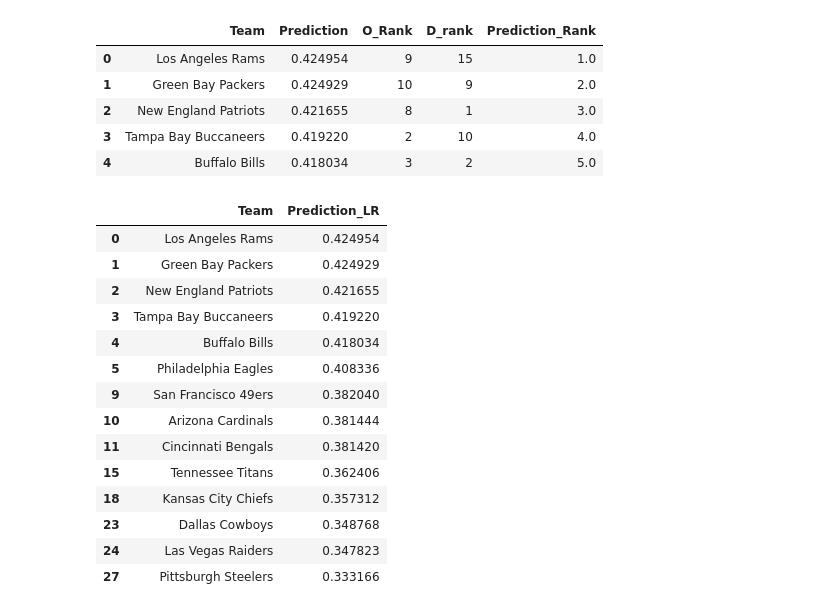
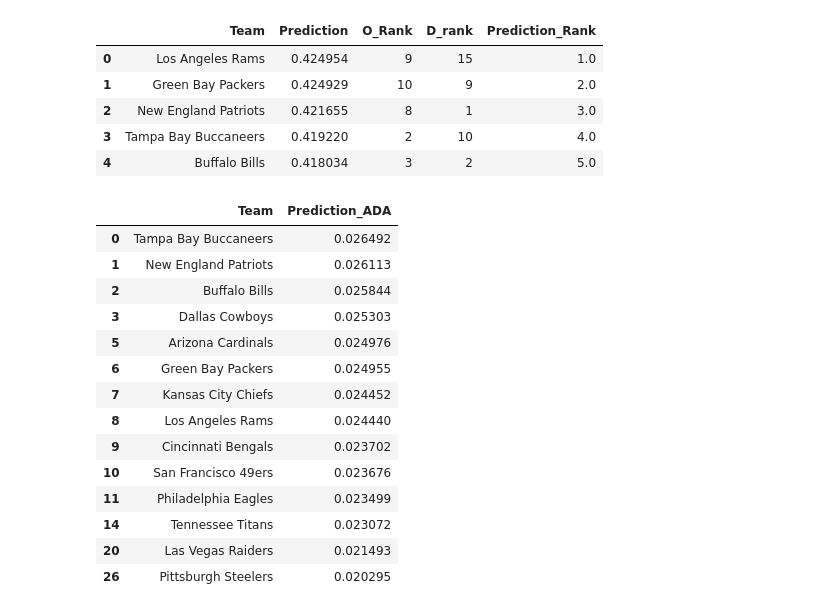
Before and after one commit to stefimaz/Praedico, a Jupyter notebook: Teamcsv.ipynb, the cells around one changed output. Saved outputs shown, nothing was run; the diff lists cells and outputs as text; code cells hidden in the pictures.

Commit message:
updated team csv

```diff
--- a/Teamcsv.ipynb
+++ b/Teamcsv.ipynb
@@ -208,23 +208,23 @@ LR_prediction = LR_prediction.drop([7,8,12,13,14,16,17,19,20,21,22,25,26,28,29,3
 # %%
 ADA_prediction = ADA_prediction.drop([4,12,13,15,16,17,18,19,21,22,23,24,25,27,28,29,30,31], axis=0)
 # %%
-LR_prediction
+ADA_prediction
 # %% [output]
-|  | Team | Prediction_LR |
-| 0 | Los Angeles Rams | 0.424954 |
-| 1 | Green Bay Packers | 0.424929 |
-| 2 | New England Patriots | 0.421655 |
-| 3 | Tampa Bay Buccaneers | 0.419220 |
-| 4 | Buffalo Bills | 0.418034 |
-| 5 | Philadelphia Eagles | 0.408336 |
-| 9 | San Francisco 49ers | 0.382040 |
-| 10 | Arizona Cardinals | 0.381444 |
-| 11 | Cincinnati Bengals | 0.381420 |
-| 15 | Tennessee Titans | 0.362406 |
-| 18 | Kansas City Chiefs | 0.357312 |
-| 23 | Dallas Cowboys | 0.348768 |
-| 24 | Las Vegas Raiders | 0.347823 |
-| 27 | Pittsburgh Steelers | 0.333166 |
+|  | Team | Prediction_ADA |
+| 0 | Tampa Bay Buccaneers | 0.026492 |
+| 1 | New England Patriots | 0.026113 |
+| 2 | Buffalo Bills | 0.025844 |
+| 3 | Dallas Cowboys | 0.025303 |
+| 5 | Arizona Cardinals | 0.024976 |
+| 6 | Green Bay Packers | 0.024955 |
+| 7 | Kansas City Chiefs | 0.024452 |
+| 8 | Los Angeles Rams | 0.024440 |
+| 9 | Cincinnati Bengals | 0.023702 |
+| 10 | San Francisco 49ers | 0.023676 |
+| 11 | Philadelphia Eagles | 0.023499 |
+| 14 | Tennessee Titans | 0.023072 |
+| 20 | Las Vegas Raiders | 0.021493 |
+| 26 | Pittsburgh Steelers | 0.020295 |
 # %%
 total_team_pred_df = pd.merge(total_team_df,
                               LR_prediction,
```
Also changed, not shown: parts of 2 cells of this notebook, 2 other files.
